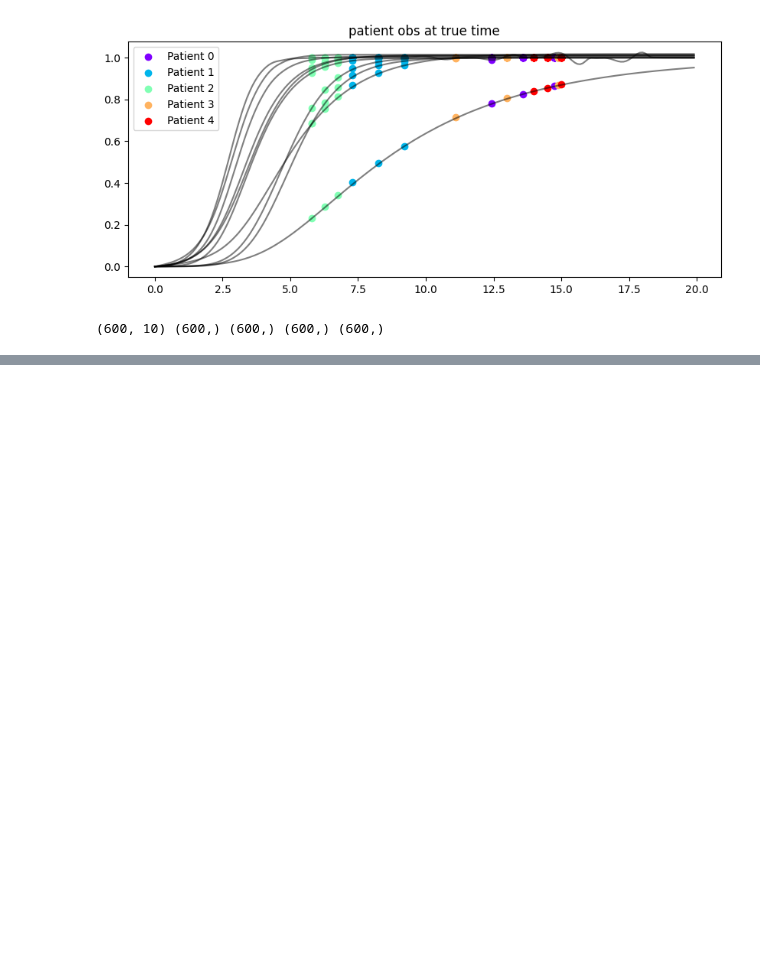
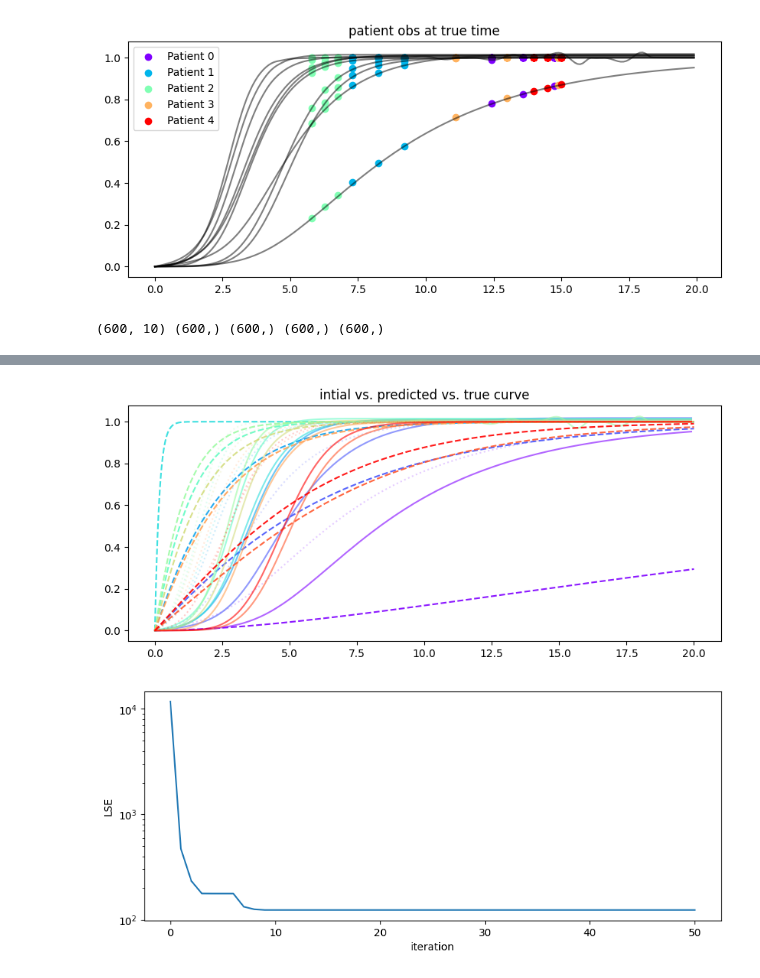
Before and after one commit to LAMCIG/Progression_models_simulations, a Jupyter notebook: EMDPM/experiments/rework_tests/baseline_test.ipynb, the cells around one changed output, grey strips where cells are left out. Cells and saved outputs as stored; diff of their text form; code cells hidden in the pictures; blank space fills up the shorter version.

```diff
--- a/EMDPM/experiments/rework_tests/baseline_test.ipynb
+++ b/EMDPM/experiments/rework_tests/baseline_test.ipynb
@@ -260,0 +269,4 @@ plot_cog_regression_history(em_model_0.cog_regression_history, cog_true)
+# %%
+em_model_0 = EM(num_iterations=50, t_max=t_max, step=0.01,
+                use_jacobian=True, lambda_cog=0.01, lamda=0.01)
+em_model_0.fit(X=X, dt=dt, ids=ids, cog=cog, K=K)
@@ -260,0 +297,57 @@ plot_cog_regression_history(em_model_0.cog_regression_history, cog_true)
+# %%
+f_true = f
+s_true = np.ones(n_biomarkers)
+scalar_K_true = 1.0
+
+#plot_initial_beta_guess(df, em_model_0.beta_iter_, t, x_true)
+# histories
+theta_history = em_model_0.theta_history
+beta_history = em_model_0.beta_history
+lse_history = em_model_0.lse_history
+
+# final params
+final_theta = theta_history[:,-1]
+final_x0 = np.zeros(n_biomarkers)
+final_f = final_theta[0:n_biomarkers]
+final_s = final_theta[n_biomarkers:2*n_biomarkers]
+final_scalar_K = final_theta[-1]
+final_model = solve_system(final_x0, final_f, K, t_span, final_scalar_K)
+
+# initial parameters
+initial_theta = theta_history[:,0]
+initial_x0 = np.zeros(n_biomarkers)
+initial_f = initial_theta[:n_biomarkers]
+initial_s = initial_theta[n_biomarkers:2*n_biomarkers]
+initial_scalar_K = initial_theta[-1]
+
+scaled_final_model = np.zeros_like(final_model)
+for idx, s in enumerate(final_s):
+    scaled_final_model[idx, :] = s * final_model[idx, :]
+
+initial_model = solve_system(initial_x0, initial_f, K, t_span, initial_scalar_K)
+
+print("THETA SUMMARY:")
+print("true theta:")
+print("f: ", np.round(f_true, 3))
+print("s: ", np.round(s_true, 3))
+print("s_k: ", scalar_K_true)
+
+print("final theta:")
+print("f: ", np.round(final_theta[:n_biomarkers], 3))
+print("s: ", np.round(final_theta[n_biomarkers:2*n_biomarkers], 3))
+print("s_k: ", final_theta[-1])
+
+## Beta comparison:
+print("\nBETA SUMMARY:")
+beta_true = beta_true[::3]
+print("beta true: ",np.round(beta_true,3))
+print("beta final: ", np.round(beta_history[0:10,-1], 3))
+
+# plotting
+plot_theta_fit_comparison(t, t_span, x_true, initial_model, final_model, n_biomarkers)
+plot_lse(lse_history)
+#plot_beta_overlay(df, beta_iter=, em_model_0.theta_iter_, t_span, n_biomarkers, x_init, x_final, iteration=em_model_0.num_iterations - 1)
+#plot_beta_error_history(beta_history, em_model_0.num_iterations)
+#plot_lse(lse_history)
+#plot_cog_regression_history(em_model_0.cog_regression_history_)
+# %% [output]
@@ -260,0 +374,2 @@ plot_cog_regression_history(em_model_0.cog_regression_history, cog_true)
+[figure, added]
+[figure, added]
```
Also changed, not shown: parts of 10 cells of this notebook, 19 other files.
